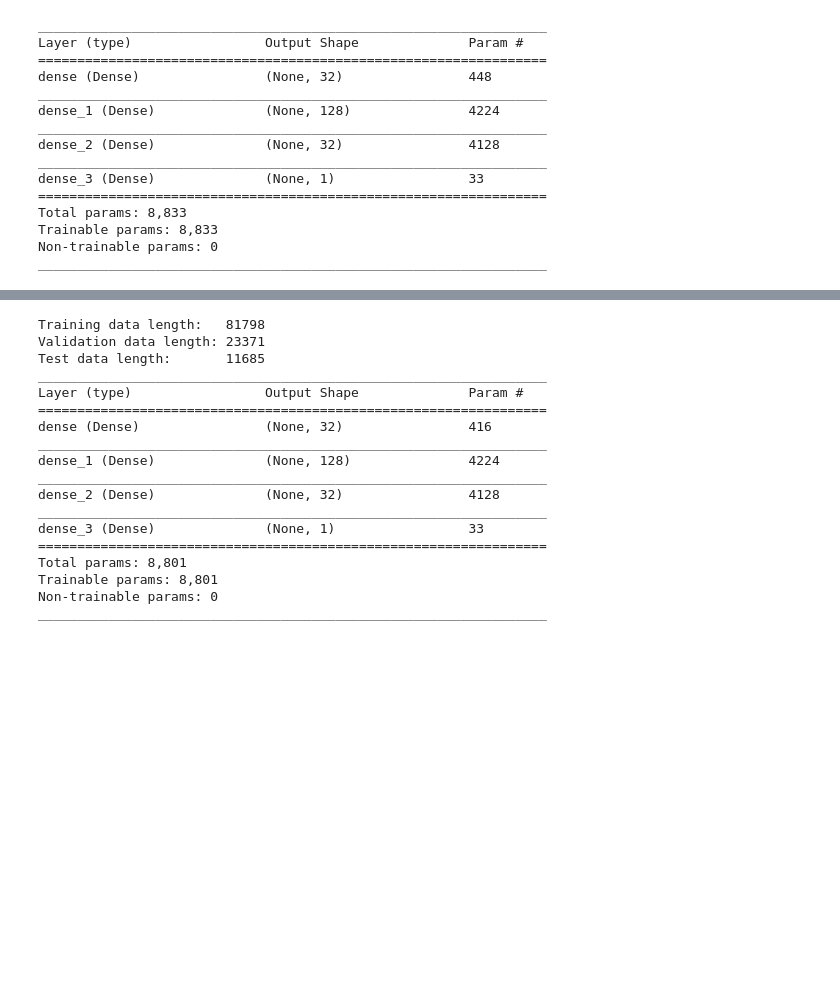
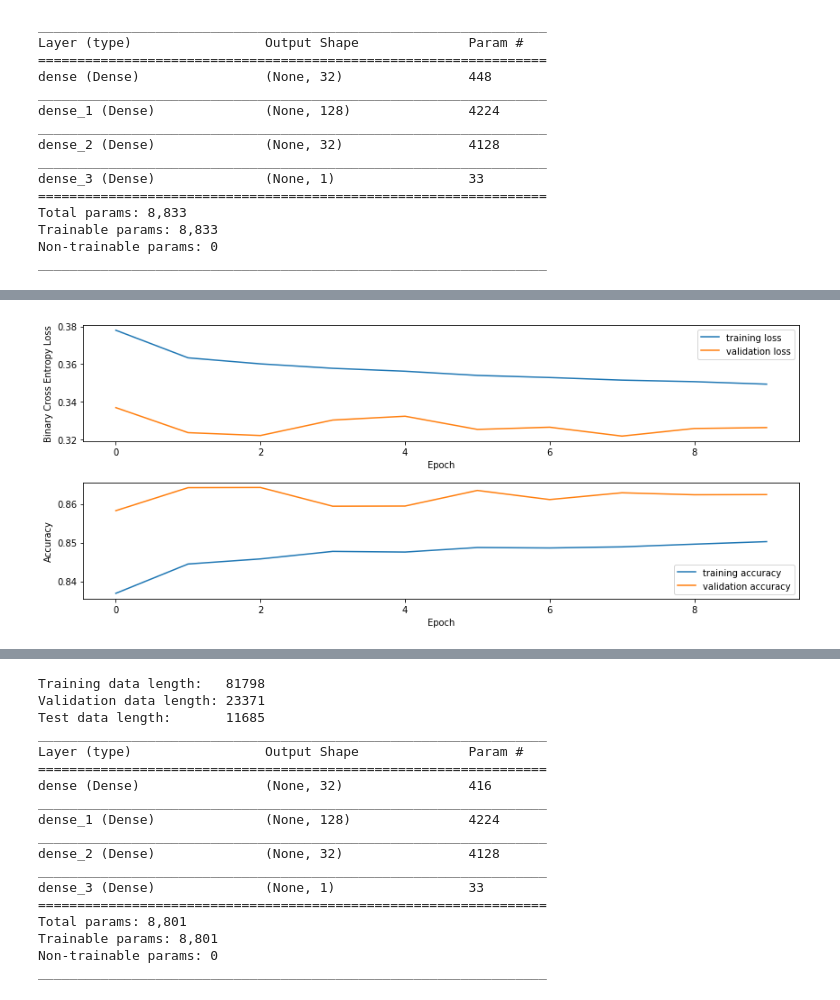
Before and after one commit to elliotvilhelm/COGS_108, a Jupyter notebook: main.ipynb, the cells around one changed output, grey strips where cells are left out. Cells and saved outputs as stored; diff of their text form; code cells hidden in the pictures; blank space fills up the shorter version.

```diff
--- a/main.ipynb
+++ b/main.ipynb
@@ -330,0 +461,3 @@ Model 2 drops the Rainfall feature.
+# %%
+history = History()
+model.fit(X_train_rt, y_train_rt, epochs=EPOCHS, batch_size=BATCH_SIZE, validation_data=(X_val_rt, y_val_rt), callbacks=[history])
@@ -330,0 +483,4 @@ Model 2 drops the Rainfall feature.
+# %%
+plot_model_results(history)
+# %% [output]
+[figure, added]
```
Also changed, not shown: parts of 36 cells of this notebook.
